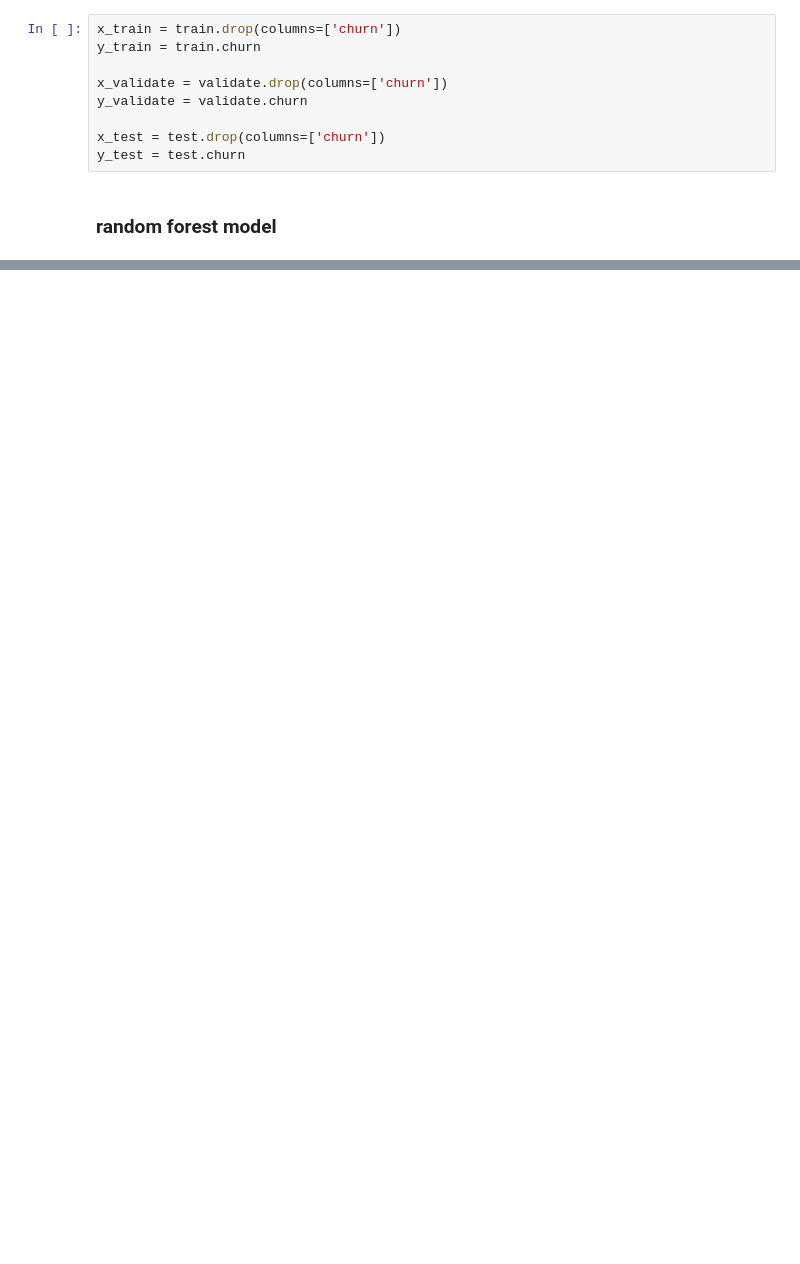
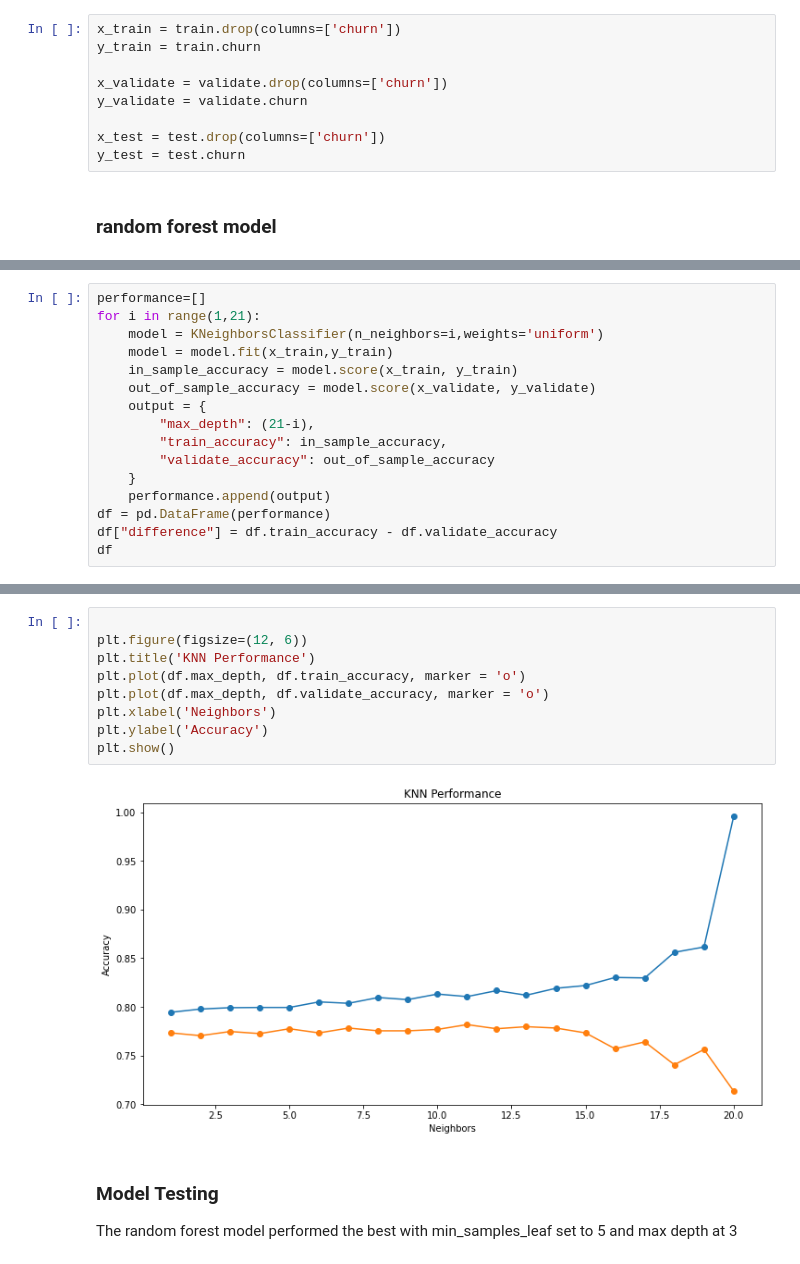
Before and after one commit to kevin-mal-smith/telco_classification, a Jupyter notebook: messy_notebook.ipynb, the cells around one changed output, grey strips where cells are left out. Drawn from its saved outputs; the diff is of its cells as text; blank space fills up the shorter version.

```diff
--- a/messy_notebook.ipynb
+++ b/messy_notebook.ipynb
@@ -291,0 +458,16 @@ print(RF1.score)
+# %%
+performance=[]
+for i in range(1,21):
+    model = KNeighborsClassifier(n_neighbors=i,weights='uniform')
+    model = model.fit(x_train,y_train)
+    in_sample_accuracy = model.score(x_train, y_train)
+    out_of_sample_accuracy = model.score(x_validate, y_validate)
+    output = {
+        "max_depth": (21-i),
+        "train_accuracy": in_sample_accuracy,
+        "validate_accuracy": out_of_sample_accuracy
+    }
+    performance.append(output)
+df = pd.DataFrame(performance)
+df["difference"] = df.train_accuracy - df.validate_accuracy
+df
@@ -291,0 +492,15 @@ print(RF1.score)
+# %%
+
+plt.figure(figsize=(12, 6))
+plt.title('KNN Performance')
+plt.plot(df.max_depth, df.train_accuracy, marker = 'o')
+plt.plot(df.max_depth, df.validate_accuracy, marker = 'o')
+plt.xlabel('Neighbors')
+plt.ylabel('Accuracy')
+plt.show()
+# %% [output]
+[figure, added]
+# %% [markdown]
+### Model Testing
+
+The random forest model performed the best with min_samples_leaf set to 5 and max depth at 3
```
Also changed, not shown: parts of 25 cells of this notebook.
